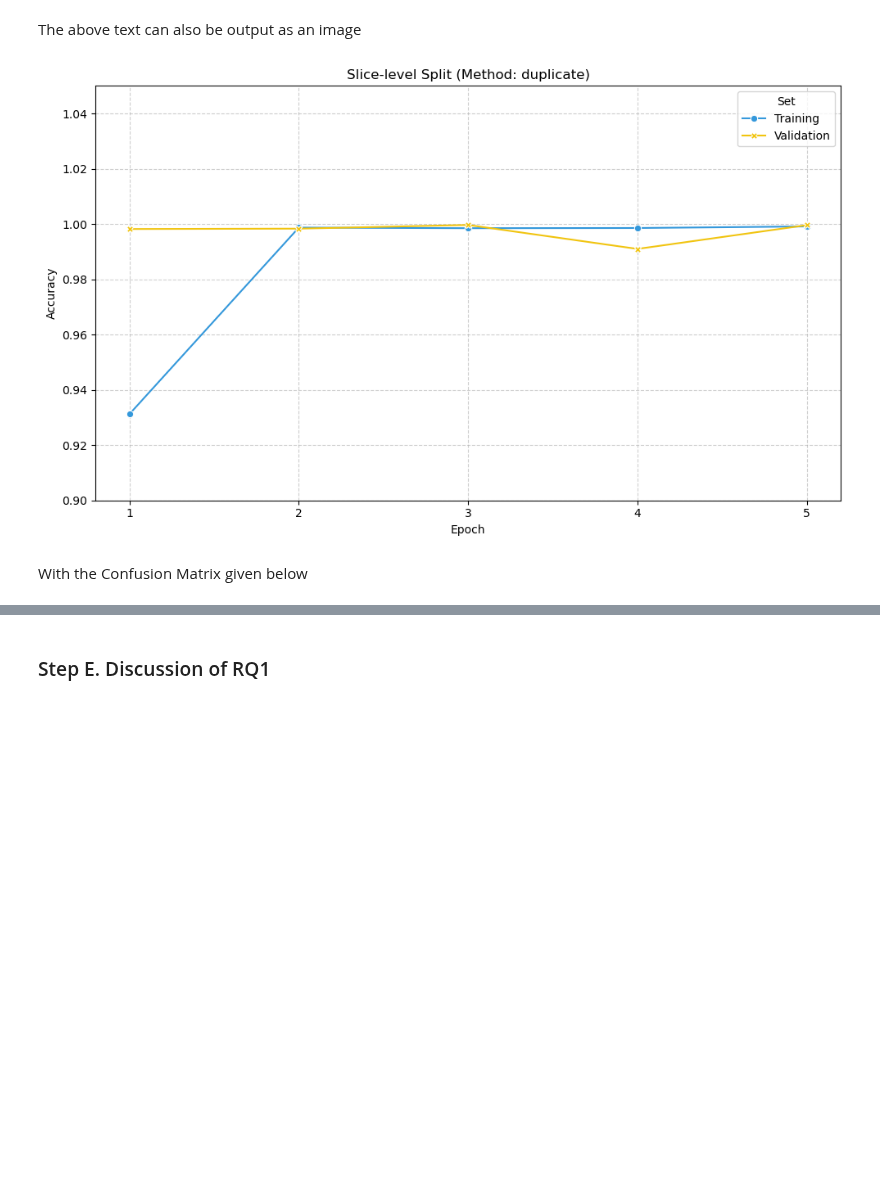
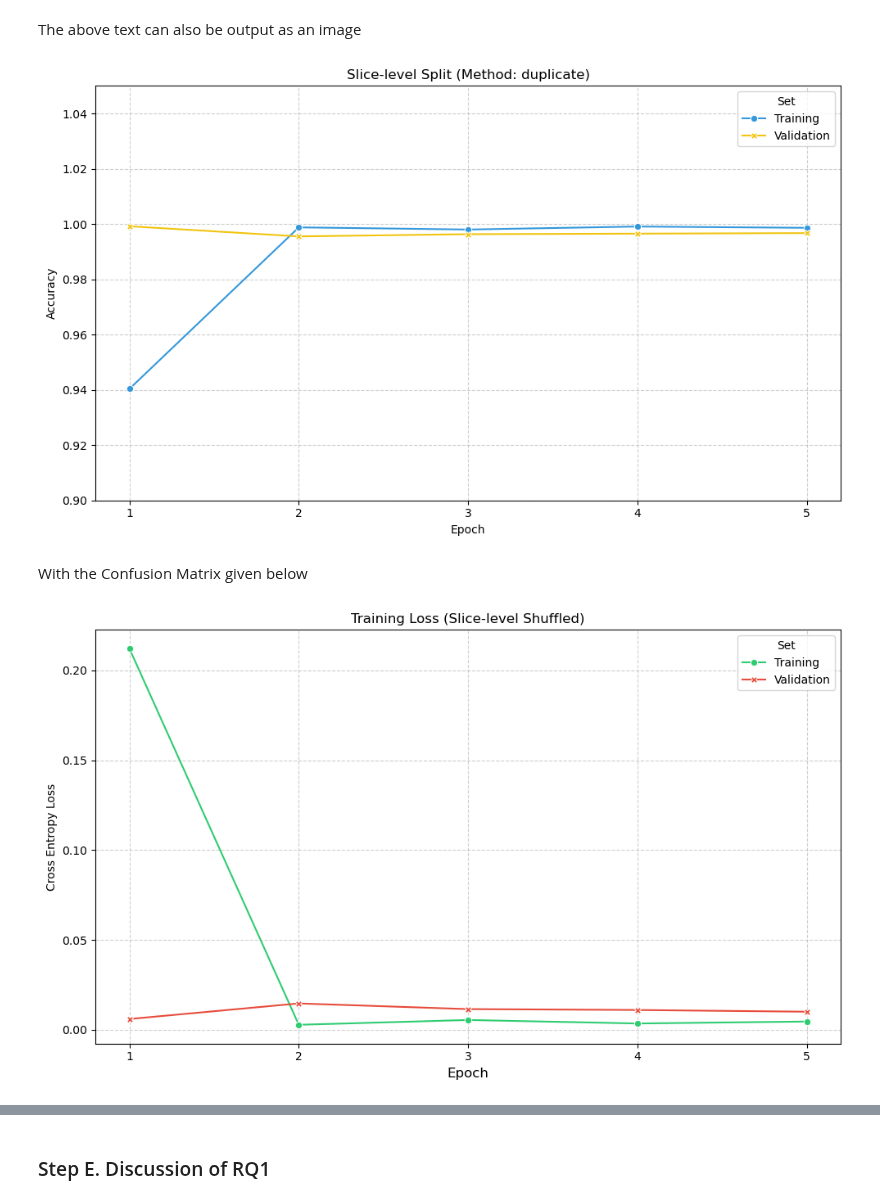
Before and after one commit to csning1998/biomedical-ml-oasis-data, a Jupyter notebook: 02_RQ1_Baseline.ipynb, the cells around one changed output, grey strips where cells are left out. Saved outputs shown, nothing was run; the diff lists cells and outputs as text; code cells hidden in the pictures; blank space fills up the shorter version.

```diff
--- a/02_RQ1_Baseline.ipynb
+++ b/02_RQ1_Baseline.ipynb
@@ -443,6 +480,8 @@ For model training, the following three settings will be trained with parameters
 
 Only the `epoch` setting is set to 5 for observation.
 # %%
+csv_path_shuffled = os.path.join(save_dir, "history_rq1_shuffled.csv")
+
 if not os.path.exists('models/resnet101_shuffled.keras'):
     print("Training new 'Shuffled' model . . .")
 
@@ -462,6 +501,7 @@ if not os.path.exists('models/resnet101_shuffled.keras'):
         epochs=5,
         class_weight=class_weights_shuffled,
         callbacks=[
+            CSVLogger(csv_path_shuffled),
             tf.keras.callbacks.ModelCheckpoint(
                 filepath="models/resnet101_shuffled.keras",
                 save_best_only=True
@@ -535,9 +577,40 @@ ax.xaxis.set_major_locator(MaxNLocator(integer=True))
 plt.tight_layout()
 plt.show()
 # %% [output]
-[figure, old version]
+[figure, new version]
 # %% [markdown]
 With the Confusion Matrix given below
+# %%
+# 1. Extract metrics from Shuffled history object
+loss_train_shuffled = history_shuffled.history['loss']
+loss_val_shuffled = history_shuffled.history['val_loss']
+
+# 2. Construct DataFrame for Seaborn
+data_shuffled = pd.DataFrame({
+    'Epoch': list(epochs_shuffled) + list(epochs_shuffled),
+    'Accuracy': loss_train_shuffled + loss_val_shuffled,
+    'Set': ['Training'] * len(epochs_shuffled) + ['Validation'] * len(epochs_shuffled)
+})
+
+# 3. Plotting
+fig, ax = plt.subplots(figsize=(10, 6))
+
+sns.lineplot(
+    data=data_shuffled, x='Epoch', y='Accuracy', hue='Set', style='Set',
+    markers=True, dashes=False, palette={'Training': '#2ecc71', 'Validation': '#e74c3c'}
+)
+
+# 4. Styling
+plt.title("Training Loss (Slice-level Shuffled)", fontsize=12)
+ax.set_ylabel("Cross Entropy Loss", fontsize=10)
+ax.set_xlabel("Epoch", fontsize=12)
+ax.grid(True, linestyle='--', alpha=0.6)
+ax.xaxis.set_major_locator(MaxNLocator(integer=True))
+
+plt.tight_layout()
+plt.show()
+# %% [output]
+[figure, added]
 # %%
 from sklearn.metrics import confusion_matrix, classification_report
 
```
Also changed, not shown: parts of 9 cells of this notebook, 1 other file.
